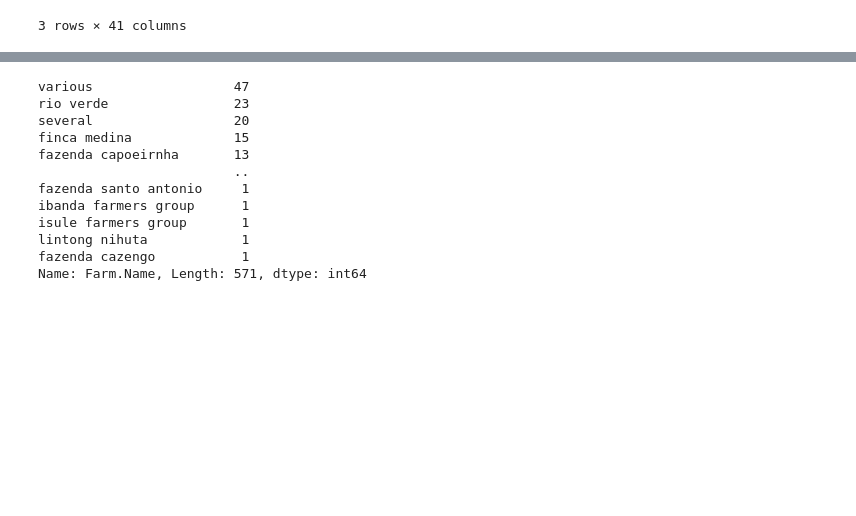
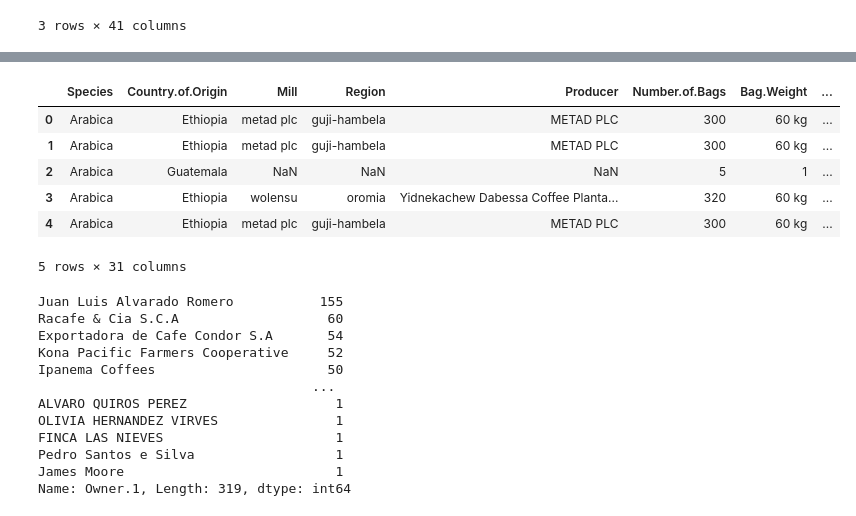
Before and after one commit to rhit-koenignm/CSSE415-CoffeeProject, a Jupyter notebook: DataSetCleanUp.ipynb, the cells around one changed output, grey strips where cells are left out. Drawn from its saved outputs; the diff is of its cells as text; code cells hidden in the pictures; blank space fills up the shorter version.

```diff
--- a/DataSetCleanUp.ipynb
+++ b/DataSetCleanUp.ipynb
@@ -562,2 +576,4 @@ merged_cleaned.head(3)
 # %%
-# We'll also get rid of Lot number, ICO.Number, Company, Altitude,
+# We'll also get rid of Lot number, ICO.Number, Company, Altitude, etc
+merged_cleaned = merged_cleaned.drop(['Lot.Number','ICO.Number','Company','Altitude','Expiration','Grading.Date'
+                                      'Certification.Body','Certification.Address','Certification.Contact'], axis=1)
@@ -564,2 +587,3 @@ merged_cleaned.head(3)
 # %%
-merged_cleaned.to_csv('./merged_cleaned.csv', index=False)
+# just keeping high and low altitude in meters for now
+merged_cleaned = merged_cleaned.drop(['unit_of_measurement','altitude_mean_meters'],axis=1)
@@ -565,0 +601,10 @@ merged_cleaned.to_csv('./merged_cleaned.csv', index=False)
+# %%
+merged_cleaned.head()
+# %% [output]
+|  | Species | Country.of.Origin | Mill | Region | Producer | Number.of.Bags | Bag.Weight | ... |
+| 0 | Arabica | Ethiopia | metad plc | guji-hambela | METAD PLC | 300 | 60 kg | ... |
+| 1 | Arabica | Ethiopia | metad plc | guji-hambela | METAD PLC | 300 | 60 kg | ... |
+| 2 | Arabica | Guatemala | NaN | NaN | NaN | 5 | 1 | ... |
+| 3 | Arabica | Ethiopia | wolensu | oromia | Yidnekachew Dabessa Coffee Planta... | 320 | 60 kg | ... |
+| 4 | Arabica | Ethiopia | metad plc | guji-hambela | METAD PLC | 300 | 60 kg | ... |
+5 rows × 31 columns
@@ -566,15 +615,15 @@ merged_cleaned.to_csv('./merged_cleaned.csv', index=False)
 # %%
-merged_cleaned['Farm.Name'].value_counts()
+merged_cleaned['Owner.1'].value_counts()
 # %% [output]
-various                  47
-rio verde                23
-several                  20
-finca medina             15
-fazenda capoeirnha       13
-                         ..
-fazenda santo antonio     1
-ibanda farmers group      1
-isule farmers group       1
-lintong nihuta            1
-fazenda cazengo           1
-Name: Farm.Name, Length: 571, dtype: int64
+Juan Luis Alvarado Romero           155
+Racafe & Cia S.C.A                   60
+Exportadora de Cafe Condor S.A       54
+Kona Pacific Farmers Cooperative     52
+Ipanema Coffees                      50
+                                   ...
+ALVARO QUIROS PEREZ                   1
+OLIVIA HERNANDEZ VIRVES               1
+FINCA LAS NIEVES                      1
+Pedro Santos e Silva                  1
+James Moore                           1
+Name: Owner.1, Length: 319, dtype: int64
```
Also changed, not shown: parts of 12 cells of this notebook, 1 other file.
